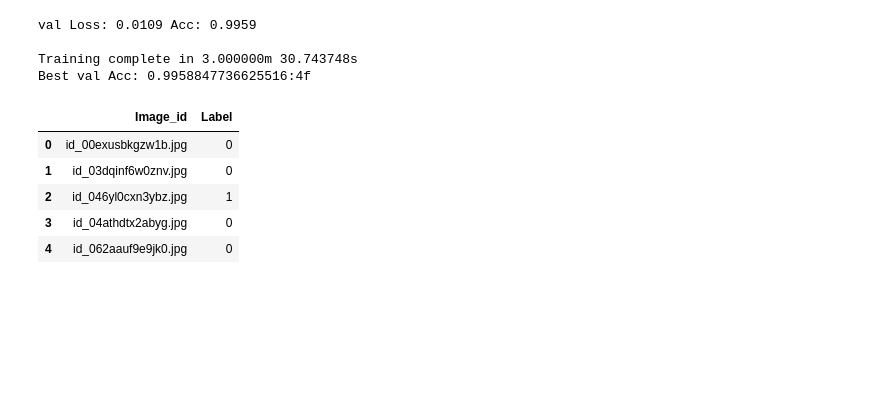
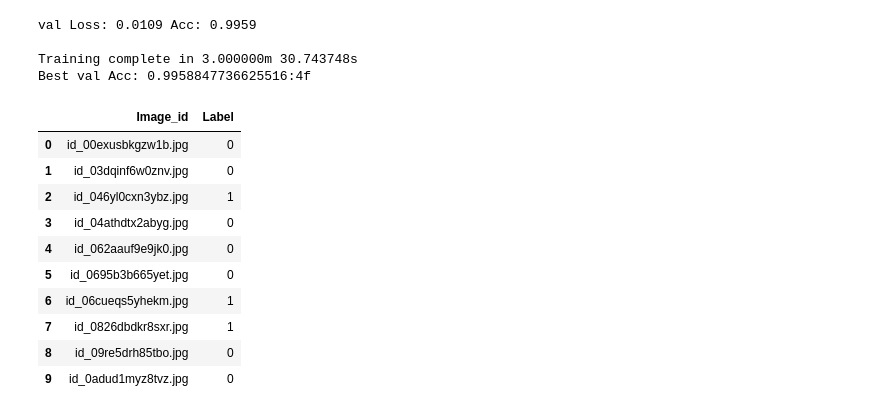
Before and after one commit to Chandu-4444/Data-Science, a Jupyter notebook: Zindi/Armyworm Challenge/Script.ipynb, the cells around one changed output. Saved outputs shown, nothing was run; the diff lists cells and outputs as text; code cells hidden in the pictures; blank space fills up the shorter version.

```diff
--- a/Zindi/Armyworm Challenge/Script.ipynb
+++ b/Zindi/Armyworm Challenge/Script.ipynb
@@ -258,11 +259,16 @@ submission = test_df.copy()
 # %%
 submission["Label"] = final_preds
 # %%
-submission.head()
+submission.head(10)
 # %% [output]
 |  | Image_id | Label |
 | 0 | id_00exusbkgzw1b.jpg | 0 |
 | 1 | id_03dqinf6w0znv.jpg | 0 |
 | 2 | id_046yl0cxn3ybz.jpg | 1 |
 | 3 | id_04athdtx2abyg.jpg | 0 |
 | 4 | id_062aauf9e9jk0.jpg | 0 |
+| 5 | id_0695b3b665yet.jpg | 0 |
+| 6 | id_06cueqs5yhekm.jpg | 1 |
+| 7 | id_0826dbdkr8sxr.jpg | 1 |
+| 8 | id_09re5drh85tbo.jpg | 0 |
+| 9 | id_0adud1myz8tvz.jpg | 0 |
```
Also changed, not shown: parts of 17 cells of this notebook, 1 other file.
